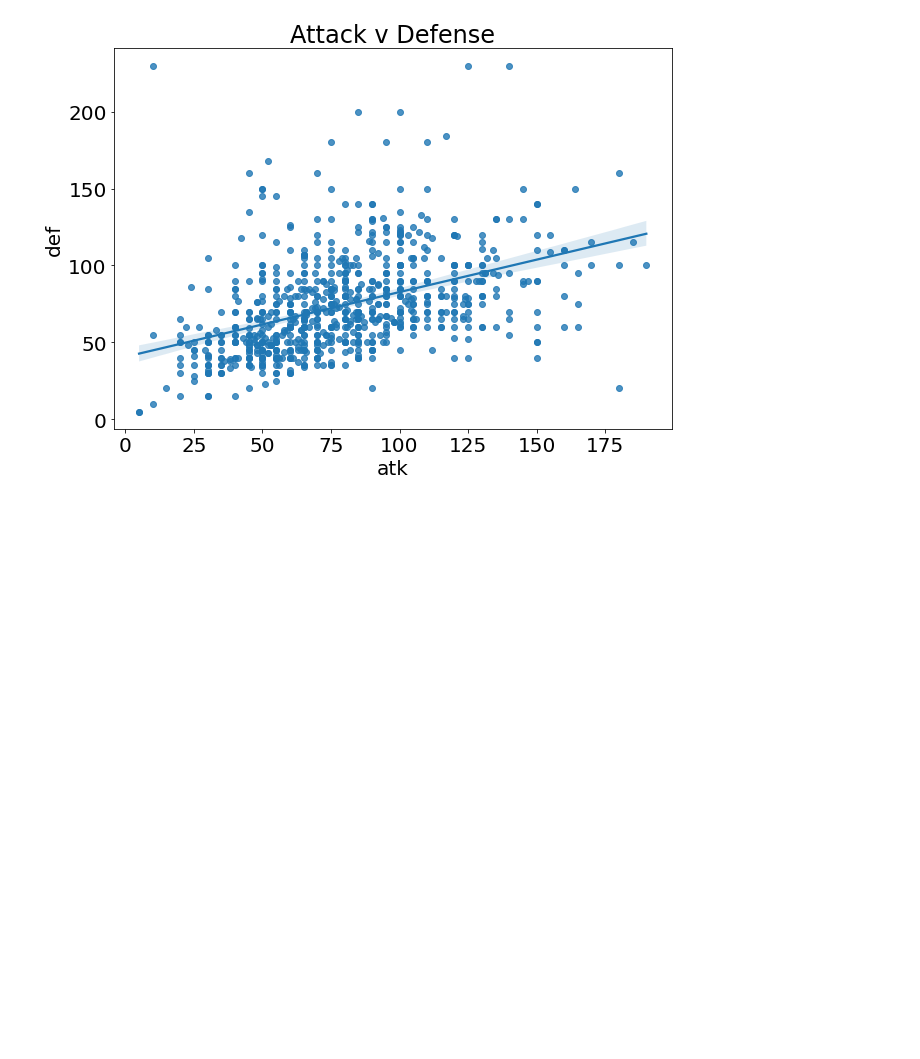
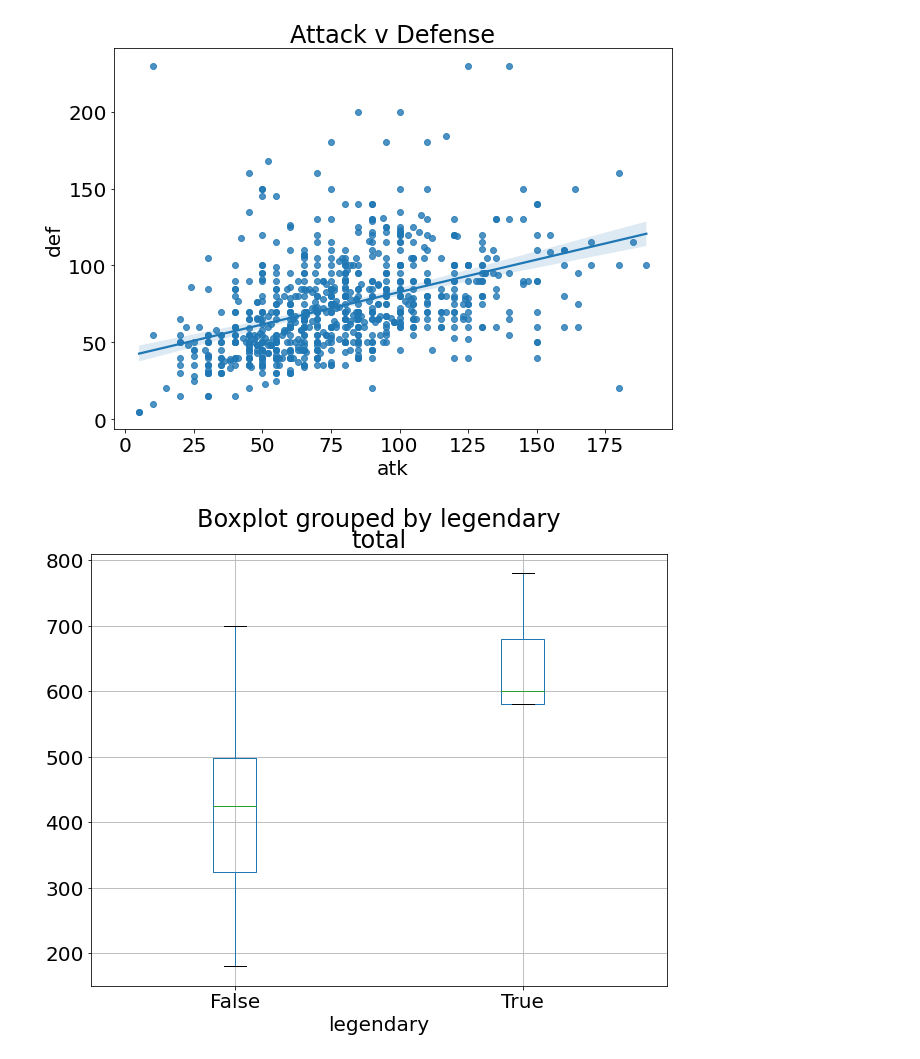
Before and after one commit to TurnipGuy30/Jupyter, a Jupyter notebook: Assignment/Data Analysis.ipynb, the cells around one changed output. Saved outputs shown, nothing was run; the diff lists cells and outputs as text; code cells hidden in the pictures; blank space fills up the shorter version.

```diff
--- a/Assignment/Data Analysis.ipynb
+++ b/Assignment/Data Analysis.ipynb
@@ -175,3 +173,12 @@ sns.regplot(
 plt.title('Attack v Defense');
 # %% [output]
 [figure]
+# %%
+# stats of Legendary Pokémon compared to normal Pokémon
+pokemon.boxplot(
+	column='total',
+	by='legendary',
+	title='Stats of Legendary Pokémon v non-Legendary Pokémon'
+);
+# %% [output]
+[figure, added]
```
Also changed, not shown: parts of 3 cells of this notebook.
